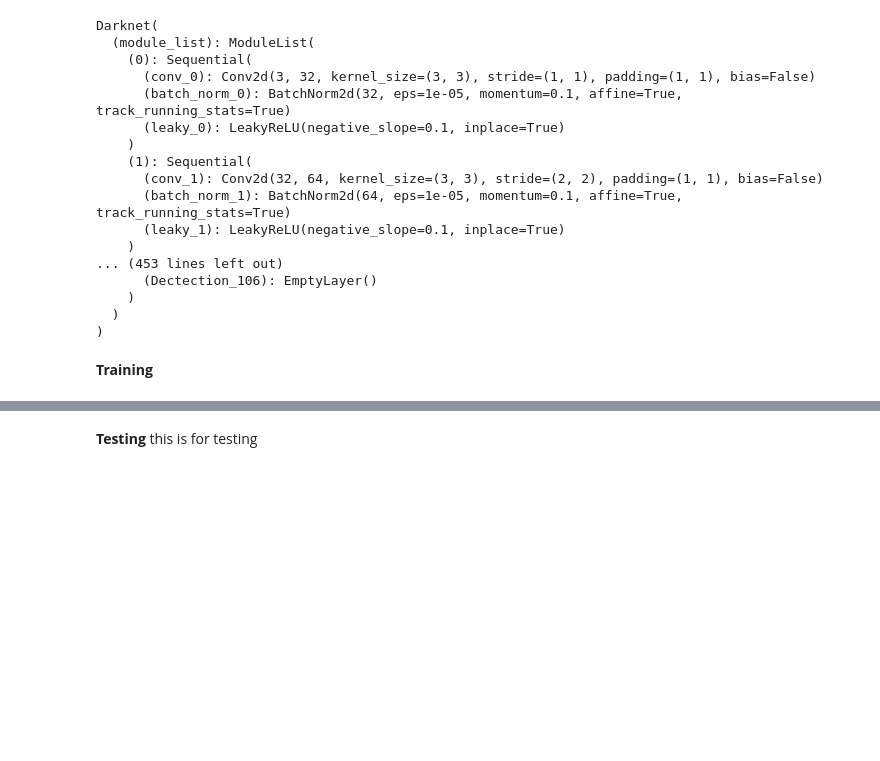
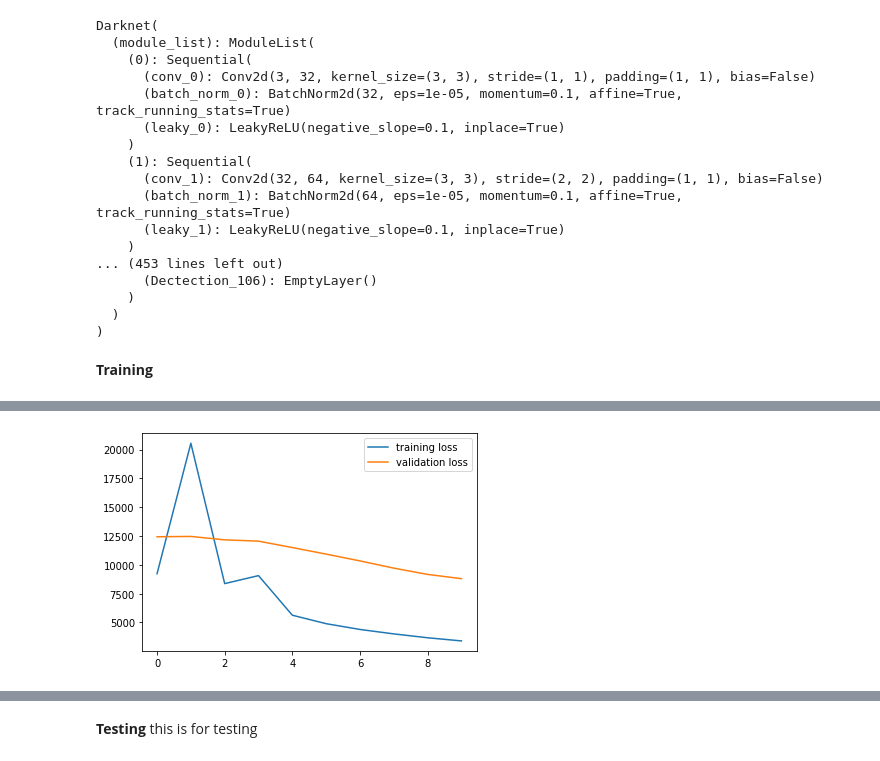
Before and after one commit to Nilanjan-Chatterjee/Aahar, a Jupyter notebook: Yolo_v3.ipynb, the cells around one changed output, grey strips where cells are left out. Saved outputs shown, nothing was run; the diff lists cells and outputs as text; code cells hidden in the pictures; blank space fills up the shorter version.

```diff
--- a/Yolo_v3.ipynb
+++ b/Yolo_v3.ipynb
@@ -1293,11 +1293,11 @@ darknet = model.to(device)
 optimizer = torch.optim.Adam(filter(lambda p: p.requires_grad, model.parameters()))
 
 since = time.time()
-
+loss_track=[[],[]]                                           # this line has been added
 best_model_wts = copy.deepcopy(model.state_dict())
 best_F1_score = 0.0
 
-num_epochs = 5
+num_epochs = 10
 for epoch in range(num_epochs):
     print('Epoch {}/{}'.format(epoch, num_epochs-1))
     print('-' * 10)
@@ -1334,7 +1334,7 @@ for epoch in range(num_epochs):
                 loss_item = {"total_loss": 0, "x": 0, "y": 0, "w": 0, "h": 0, "conf": 0, "cls": 0}
 
                 for i in range(len(output)):
-                    losses = Loss(output[i], labels.float(), anchors[i], inp_dim=inp_dim, num_anchors = 3, num_classes = 20)
+                    losses = Loss(output[i], labels.float(), anchors[i], inp_dim=inp_dim, num_anchors = 3, num_classes = 1)
                     for i, name in enumerate(loss_item):
                         loss_item[name] += losses[i]
 
@@ -1373,7 +1373,10 @@ for epoch in range(num_epochs):
         epoch_recall = running_recall / (i_batch+1)
         epoch_precision = running_precision / (i_batch+1)
         epoch_F1_score = running_F1_score / (i_batch+1)
-
+        if(phase=='train'):
+          loss_track[0].append(epoch_loss)
+        else:
+          loss_track[1].append(epoch_loss)
         print(
             '{} Loss: {:.4f} Recall: {:.4f} Precision: {:.4f} F1 Score: {:.4f}'.format(phase, epoch_loss, epoch_recall,
                                                                                        epoch_precision, epoch_F1_score))
@@ -1392,7 +1395,7 @@ print('Training complete in {:.0f}m {:.0f}s'.format(time_elapsed // 60, time_ela
 print('Best F1 score: {:4f}'.format(best_F1_score))
 
 model.load_state_dict(best_model_wts)
-torch.save(model.state_dict(), 'Dartnet_VOC_Weights')
+#torch.save(model.state_dict(), '/home/nibaran/Soumyajyoti_Nilanjan/Dartnet_VOC_Weights.pt')
 # %% [output]
 Epoch 0/9
 ----------
@@ -1400 +1418,12 @@ RuntimeError: ignored
+# %%
+#for plotting train loss with respect to val loss
+x=[]
+for i in range(len(loss_track[0])):
+  x.append(i)
+plt.plot(x, loss_track[0], label = "training loss")
+plt.plot(x, loss_track[1] , label = "validation loss")
+plt.legend()
+plt.show()
+# %% [output]
+[figure, added]
 # %%
```
Also changed, not shown: parts of 13 cells of this notebook.
